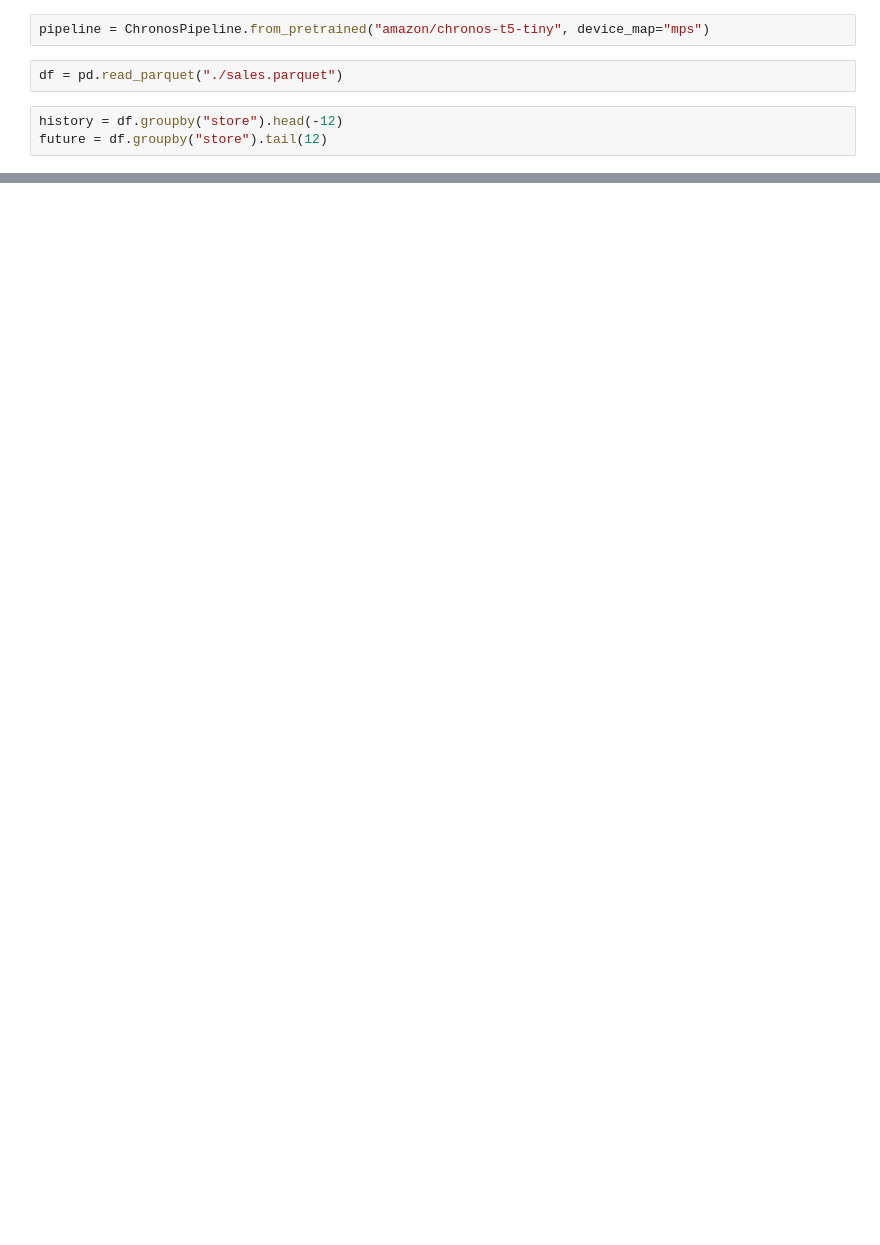
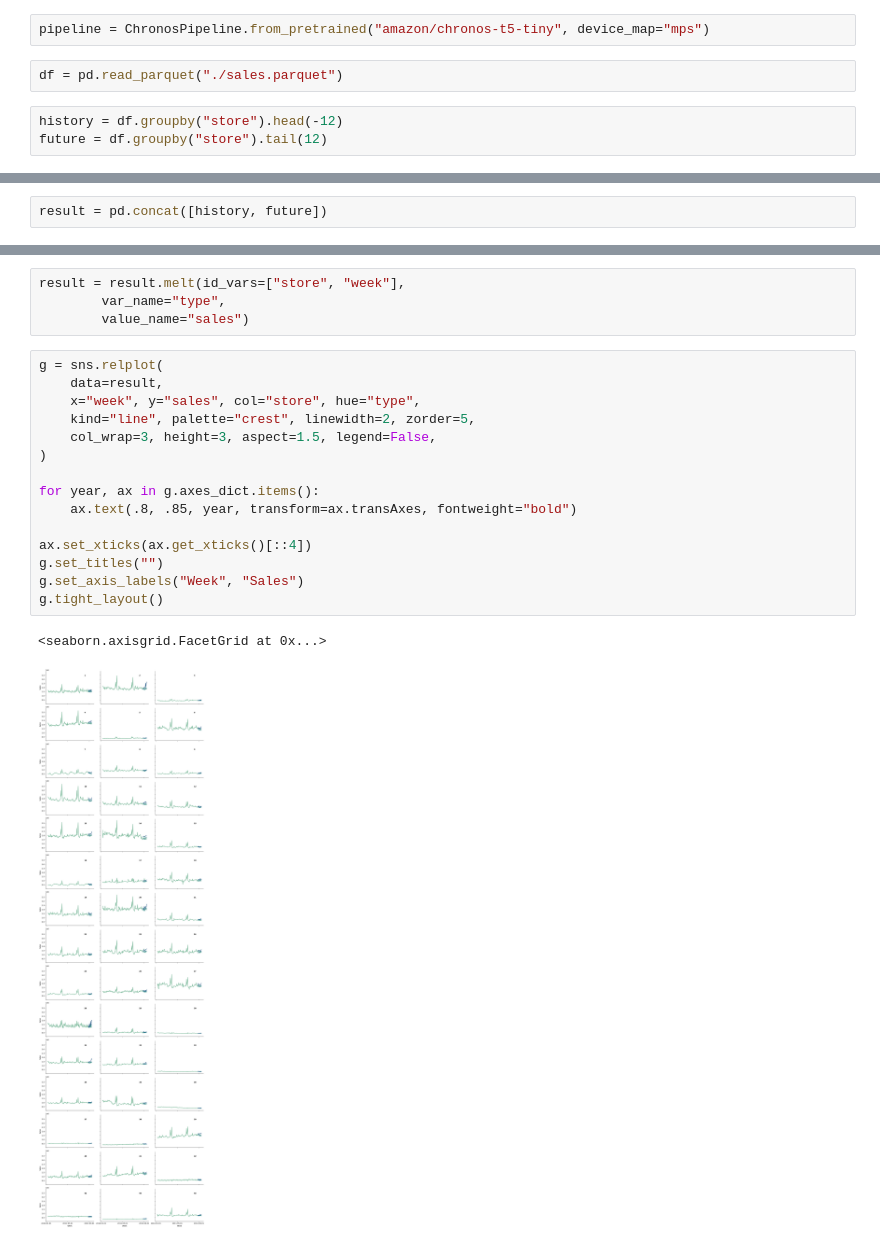
Before and after one commit to jdee-smith/chronos-forecasting, a Jupyter notebook: chronos-forecasting.ipynb, the cells around one changed output, grey strips where cells are left out. Drawn from its saved outputs; the diff is of its cells as text; blank space fills up the shorter version.

Commit message:
Add some plots.

```diff
--- a/chronos-forecasting.ipynb
+++ b/chronos-forecasting.ipynb
@@ -55 +57,3 @@ future
 540 rows × 6 columns
+# %%
+result = pd.concat([history, future])
@@ -55,0 +76,22 @@ future
+# %%
+result = result.melt(id_vars=["store", "week"],
+        var_name="type",
+        value_name="sales")
+# %%
+g = sns.relplot(
+    data=result,
+    x="week", y="sales", col="store", hue="type",
+    kind="line", palette="crest", linewidth=2, zorder=5,
+    col_wrap=3, height=3, aspect=1.5, legend=False,
+)
+
+for year, ax in g.axes_dict.items():
+    ax.text(.8, .85, year, transform=ax.transAxes, fontweight="bold")
+
+ax.set_xticks(ax.get_xticks()[::4])
+g.set_titles("")
+g.set_axis_labels("Week", "Sales")
+g.tight_layout()
+# %% [output]
+<seaborn.axisgrid.FacetGrid at 0x...>
+[figure, added]
```
Also changed, not shown: parts of 5 cells of this notebook, 3 other files.
